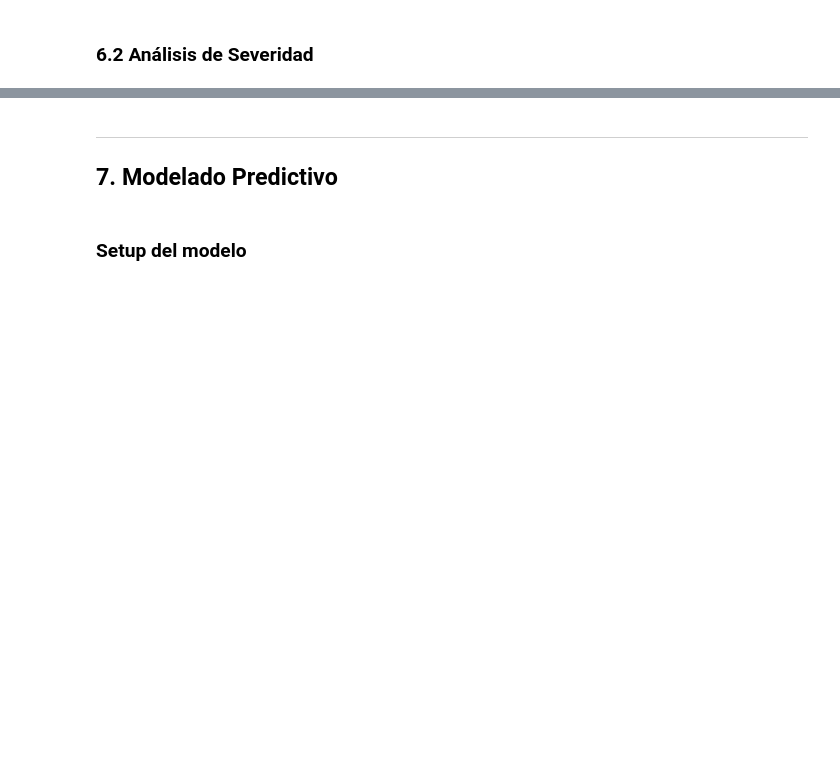
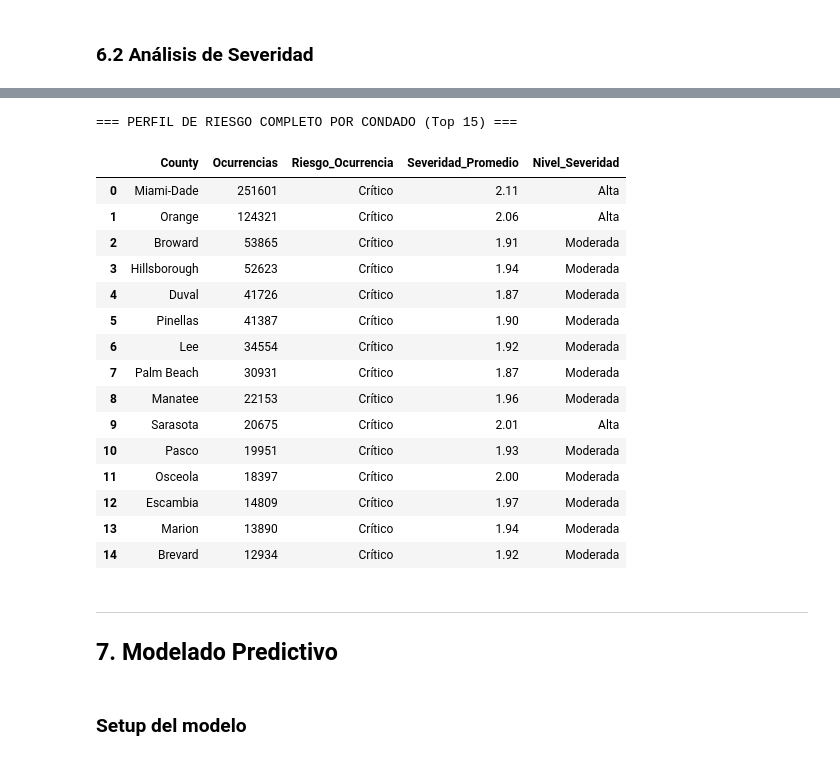
Before and after one commit to edegraciab/final_project, a Jupyter notebook: notebooks/proyecto_integrador_2/04.EDA_FL_v2.ipynb, the cells around one changed output, grey strips where cells are left out. Drawn from its saved outputs; the diff is of its cells as text; code cells hidden in the pictures; blank space fills up the shorter version.

```diff
--- a/notebooks/proyecto_integrador_2/04.EDA_FL_v2.ipynb
+++ b/notebooks/proyecto_integrador_2/04.EDA_FL_v2.ipynb
@@ -1012,8 +1393,8 @@ fig.show()
 resumen_county = (traffic_accidents_raw
                   .groupby('County')
                   .agg(
-                      Ocurrencias=('Severity','count'),
-                      Severidad_Promedio=('Severity','mean')
+                      Ocurrencias=('MUTCD_Severity','count'),
+                      Severidad_Promedio=('MUTCD_Severity','mean')
                   )
                   .reset_index())
 
@@ -1040,3 +1421,4 @@ display(resumen_county.sort_values('Ocurrencias', ascending=False)
         .head(15)[['County','Ocurrencias','Riesgo_Ocurrencia',
                    'Severidad_Promedio','Nivel_Severidad']]
         .reset_index(drop=True))
+# %% [output]
@@ -1043,3 +1426,20 @@ display(resumen_county.sort_values('Ocurrencias', ascending=False)
+=== PERFIL DE RIESGO COMPLETO POR CONDADO (Top 15) ===
+|  | County | Ocurrencias | Riesgo_Ocurrencia | Severidad_Promedio | Nivel_Severidad |
+| 0 | Miami-Dade | 251601 | Crítico | 2.11 | Alta |
+| 1 | Orange | 124321 | Crítico | 2.06 | Alta |
+| 2 | Broward | 53865 | Crítico | 1.91 | Moderada |
+| 3 | Hillsborough | 52623 | Crítico | 1.94 | Moderada |
+| 4 | Duval | 41726 | Crítico | 1.87 | Moderada |
+| 5 | Pinellas | 41387 | Crítico | 1.90 | Moderada |
+| 6 | Lee | 34554 | Crítico | 1.92 | Moderada |
+| 7 | Palm Beach | 30931 | Crítico | 1.87 | Moderada |
+| 8 | Manatee | 22153 | Crítico | 1.96 | Moderada |
+| 9 | Sarasota | 20675 | Crítico | 2.01 | Alta |
+| 10 | Pasco | 19951 | Crítico | 1.93 | Moderada |
+| 11 | Osceola | 18397 | Crítico | 2.00 | Moderada |
+| 12 | Escambia | 14809 | Crítico | 1.97 | Moderada |
+| 13 | Marion | 13890 | Crítico | 1.94 | Moderada |
+| 14 | Brevard | 12934 | Crítico | 1.92 | Moderada |
 # %% [markdown]
 ---
 ## 7. Modelado Predictivo
```
Also changed, not shown: parts of 47 cells of this notebook.
